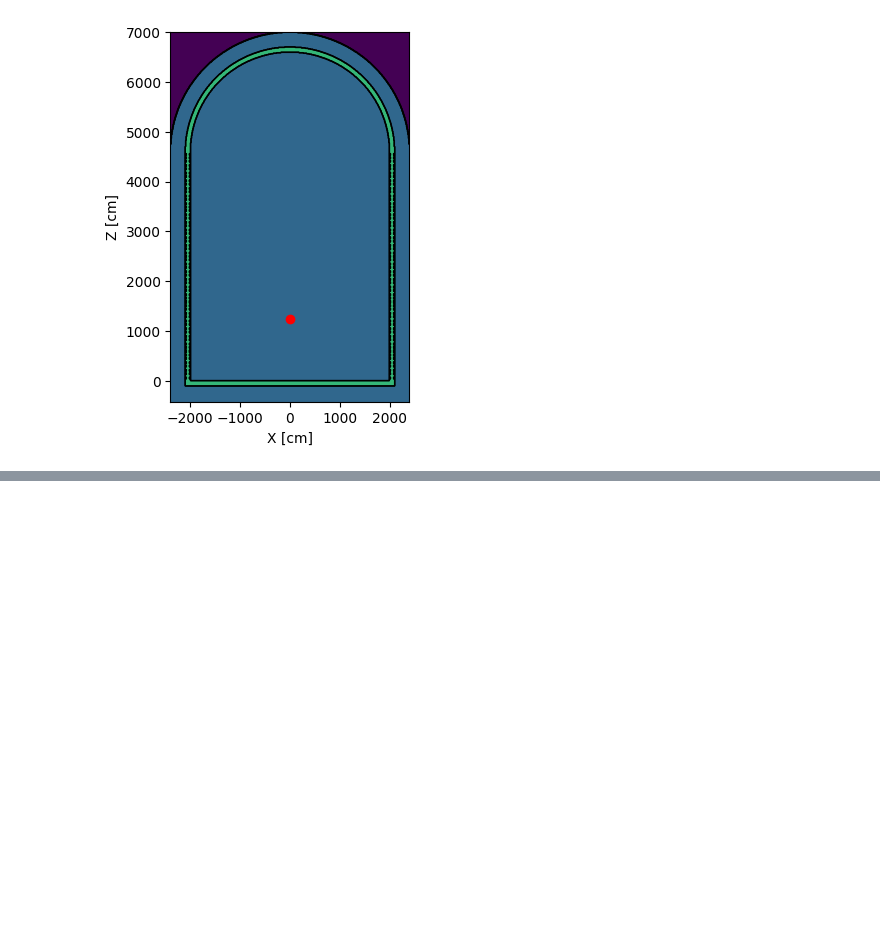
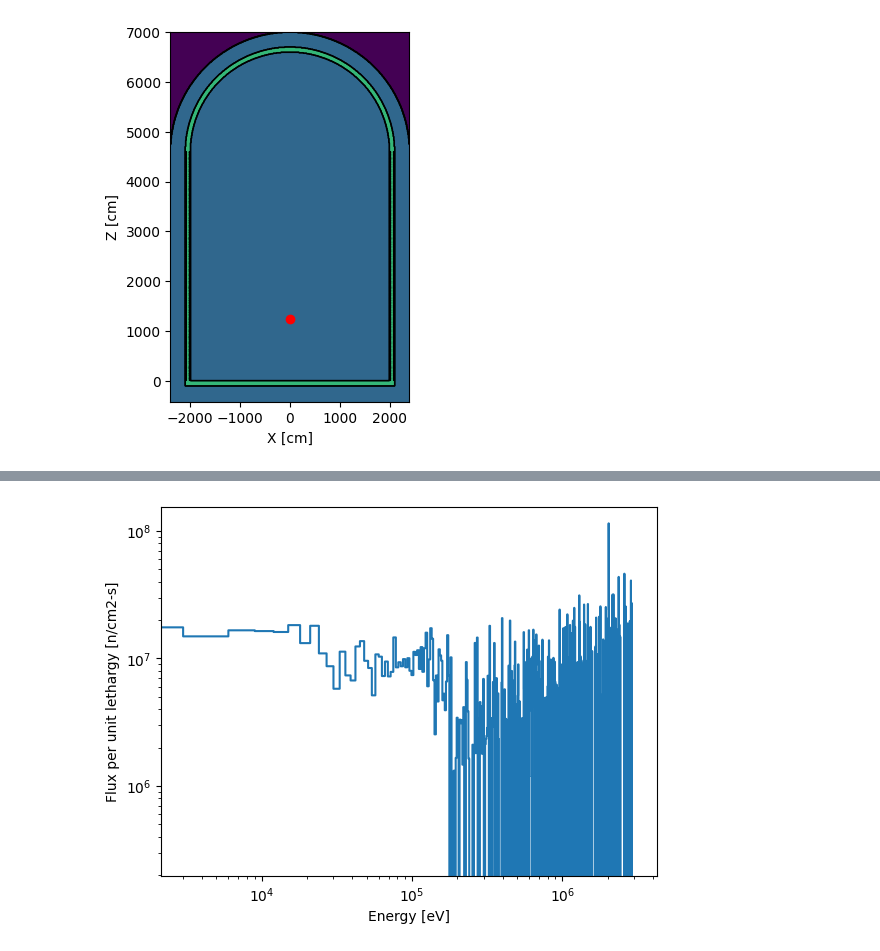
Before and after one commit to s-sanchit/NCS_shielding_analysis, a Jupyter notebook: Main_code_NCS.ipynb, the cells around one changed output, grey strips where cells are left out. Saved outputs shown, nothing was run; the diff lists cells and outputs as text; code cells hidden in the pictures; blank space fills up the shorter version.

```diff
--- a/Main_code_NCS.ipynb
+++ b/Main_code_NCS.ipynb
@@ -365,0 +412,14 @@ run_and_plot(model, "yes_survival_biasing.svg")
+# %%
+bin_boundaries = energy_filter.lethargy_bin_width
+norm_flux = flux / bin_boundaries
+
+plt.figure()
+ # trim the last energy filter bin edge to make the number of x and y values the same
+plt.step(energy_filter.values[:-1], norm_flux)
+plt.yscale('log')
+plt.xscale('log')
+plt.ylabel('Flux per unit lethargy [n/cm2-s]')
+plt.xlabel('Energy [eV]')
+plt.show()
+# %% [output]
+[figure, added]
```
Also changed, not shown: parts of 13 cells of this notebook.
